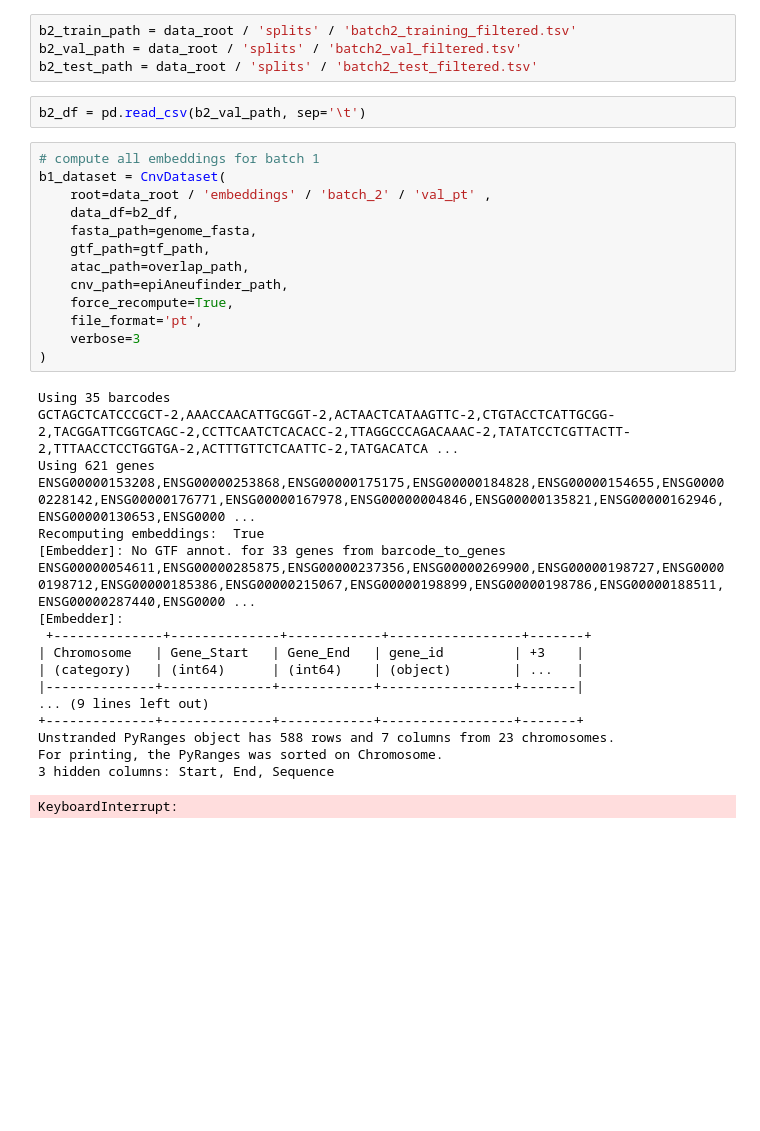
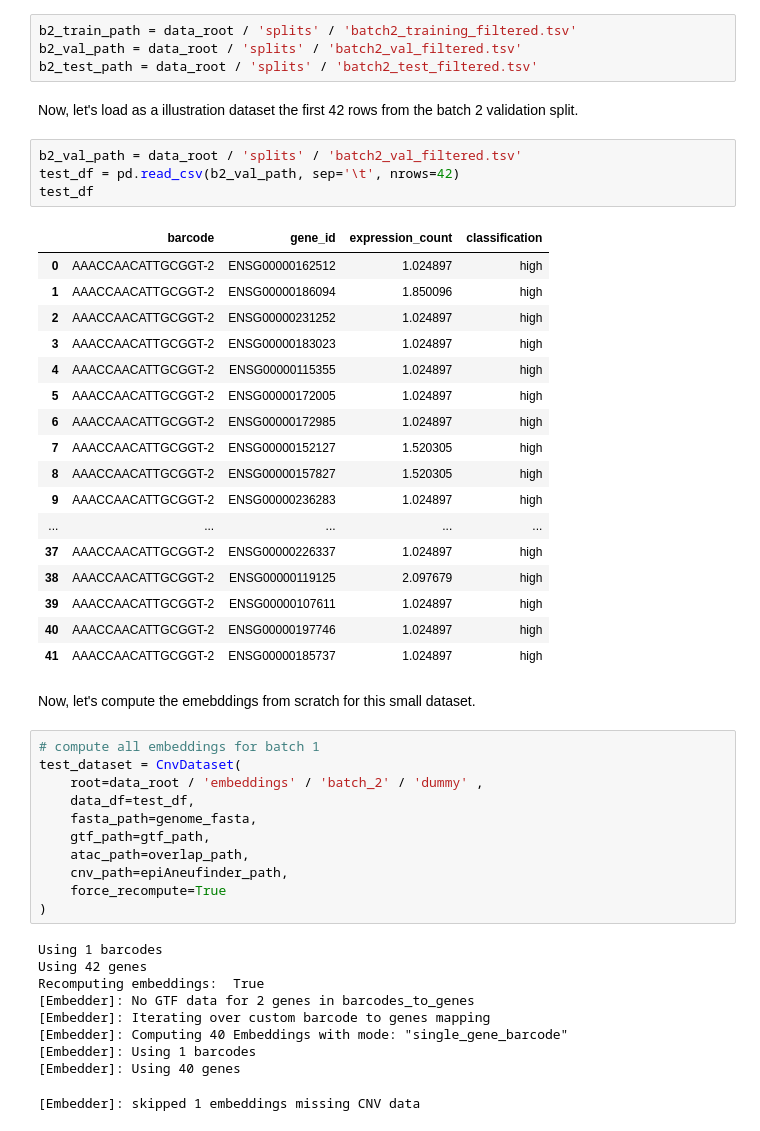
Before and after one commit to riccardoAli31/Gene-expression-changes-from-CNV, a Jupyter notebook: preprocessing/dataset_example.ipynb, the cells around one changed output. Saved outputs shown, nothing was run; the diff lists cells and outputs as text; blank space fills up the shorter version.

Commit message:
overhauled the section on computing embeddings from scratch

```diff
--- a/preprocessing/dataset_example.ipynb
+++ b/preprocessing/dataset_example.ipynb
@@ -338,37 +340,50 @@ assert epiAneufinder_path.exists()
 b2_train_path = data_root / 'splits' / 'batch2_training_filtered.tsv'
 b2_val_path = data_root / 'splits' / 'batch2_val_filtered.tsv'
 b2_test_path = data_root / 'splits' / 'batch2_test_filtered.tsv'
+# %% [markdown]
+Now, let's load as a illustration dataset the first 42 rows from the batch 2 validation split.
 # %%
-b2_df = pd.read_csv(b2_val_path, sep='\t')
+b2_val_path = data_root / 'splits' / 'batch2_val_filtered.tsv'
+test_df = pd.read_csv(b2_val_path, sep='\t', nrows=42)
+test_df
+# %% [output]
+|  | barcode | gene_id | expression_count | classification |
+| 0 | AAACCAACATTGCGGT-2 | ENSG00000162512 | 1.024897 | high |
+| 1 | AAACCAACATTGCGGT-2 | ENSG00000186094 | 1.850096 | high |
+| 2 | AAACCAACATTGCGGT-2 | ENSG00000231252 | 1.024897 | high |
+| 3 | AAACCAACATTGCGGT-2 | ENSG00000183023 | 1.024897 | high |
+| 4 | AAACCAACATTGCGGT-2 | ENSG00000115355 | 1.024897 | high |
+| 5 | AAACCAACATTGCGGT-2 | ENSG00000172005 | 1.024897 | high |
+| 6 | AAACCAACATTGCGGT-2 | ENSG00000172985 | 1.024897 | high |
+| 7 | AAACCAACATTGCGGT-2 | ENSG00000152127 | 1.520305 | high |
+| 8 | AAACCAACATTGCGGT-2 | ENSG00000157827 | 1.520305 | high |
+| 9 | AAACCAACATTGCGGT-2 | ENSG00000236283 | 1.024897 | high |
+| ... | ... | ... | ... | ... |
+| 37 | AAACCAACATTGCGGT-2 | ENSG00000226337 | 1.024897 | high |
+| 38 | AAACCAACATTGCGGT-2 | ENSG00000119125 | 2.097679 | high |
+| 39 | AAACCAACATTGCGGT-2 | ENSG00000107611 | 1.024897 | high |
+| 40 | AAACCAACATTGCGGT-2 | ENSG00000197746 | 1.024897 | high |
+| 41 | AAACCAACATTGCGGT-2 | ENSG00000185737 | 1.024897 | high |
+# %% [markdown]
+Now, let's compute the emebddings from scratch for this small dataset.
 # %%
 # compute all embeddings for batch 1
-b1_dataset = CnvDataset(
-    root=data_root / 'embeddings' / 'batch_2' / 'val_pt' ,
-    data_df=b2_df,
+test_dataset = CnvDataset(
+    root=data_root / 'embeddings' / 'batch_2' / 'dummy' ,
+    data_df=test_df,
     fasta_path=genome_fasta,
     gtf_path=gtf_path,
     atac_path=overlap_path,
     cnv_path=epiAneufinder_path,
-    force_recompute=True,
-    file_format='pt',
-    verbose=3
+    force_recompute=True
 )
 # %% [output]
-Using 35 barcodes
-GCTAGCTCATCCCGCT-2,AAACCAACATTGCGGT-2,ACTAACTCATAAGTTC-2,CTGTACCTCATTGCGG-2,TACGGATTCGGTCAGC-2,CCTTCAATCTCACACC-2,TTAGGCCCAGACAAAC-2,TATATCCTCGTTACTT-2,TTTAACCTCCTGGTGA-2,ACTTTGTTCTCAATTC-2,TATGACATCA ...
-Using 621 genes
-ENSG00000153208,ENSG00000253868,ENSG00000175175,ENSG00000184828,ENSG00000154655,ENSG00000228142,ENSG00000176771,ENSG00000167978,ENSG00000004846,ENSG00000135821,ENSG00000162946,ENSG00000130653,ENSG0000 ...
+Using 1 barcodes
+Using 42 genes
 Recomputing embeddings:  True
-[Embedder]: No GTF annot. for 33 genes from barcode_to_genes
-ENSG00000054611,ENSG00000285875,ENSG00000237356,ENSG00000269900,ENSG00000198727,ENSG00000198712,ENSG00000185386,ENSG00000215067,ENSG00000198899,ENSG00000198786,ENSG00000188511,ENSG00000287440,ENSG0000 ...
-[Embedder]:
- +--------------+--------------+------------+-----------------+-------+
-| Chromosome   | Gene_Start   | Gene_End   | gene_id         | +3    |
-| (category)   | (int64)      | (int64)    | (object)        | ...   |
-|--------------+--------------+------------+-----------------+-------|
-... (9 lines left out)
-+--------------+--------------+------------+-----------------+-------+
-Unstranded PyRanges object has 588 rows and 7 columns from 23 chromosomes.
-For printing, the PyRanges was sorted on Chromosome.
-3 hidden columns: Start, End, Sequence
+[Embedder]: No GTF data for 2 genes in barcodes_to_genes
+[Embedder]: Iterating over custom barcode to genes mapping
+[Embedder]: Computing 40 Embeddings with mode: "single_gene_barcode"
+[Embedder]: Using 1 barcodes
+[Embedder]: Using 40 genes
-KeyboardInterrupt:
+[Embedder]: skipped 1 embeddings missing CNV data
```
Also changed, not shown: parts of 12 cells of this notebook.
